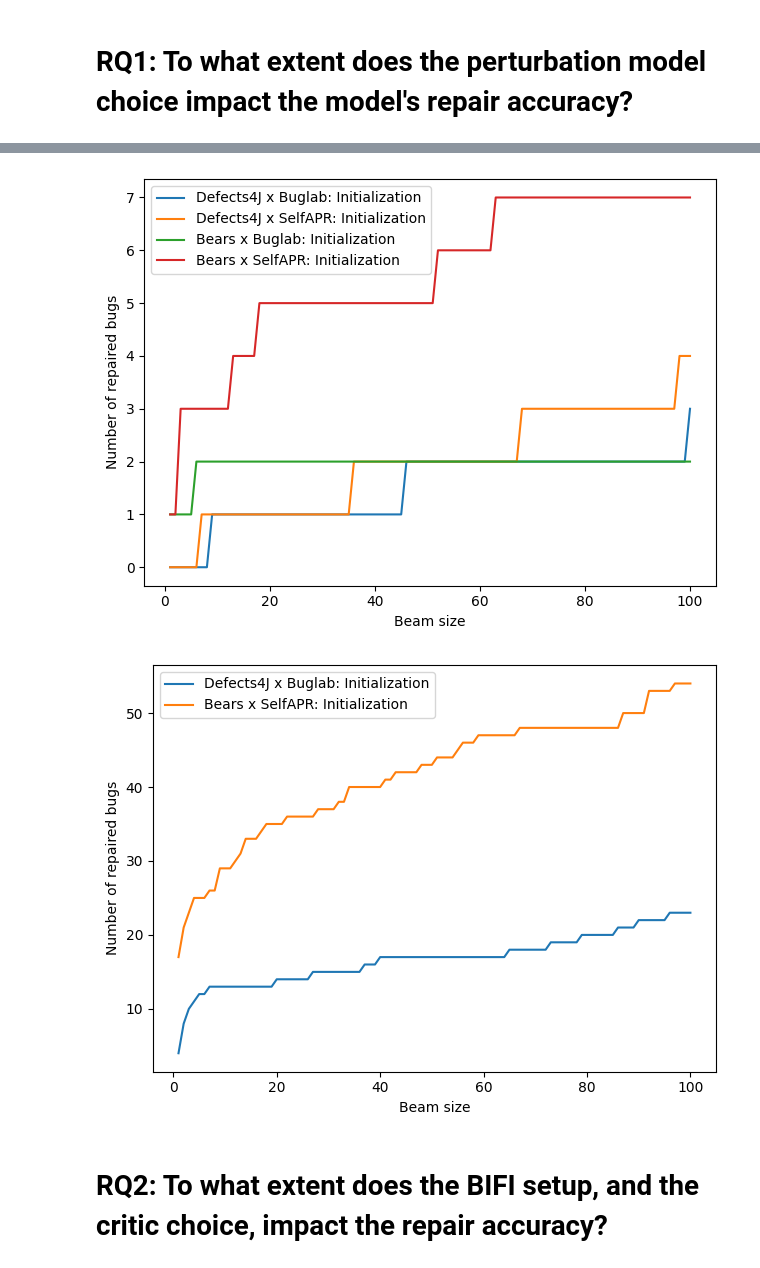
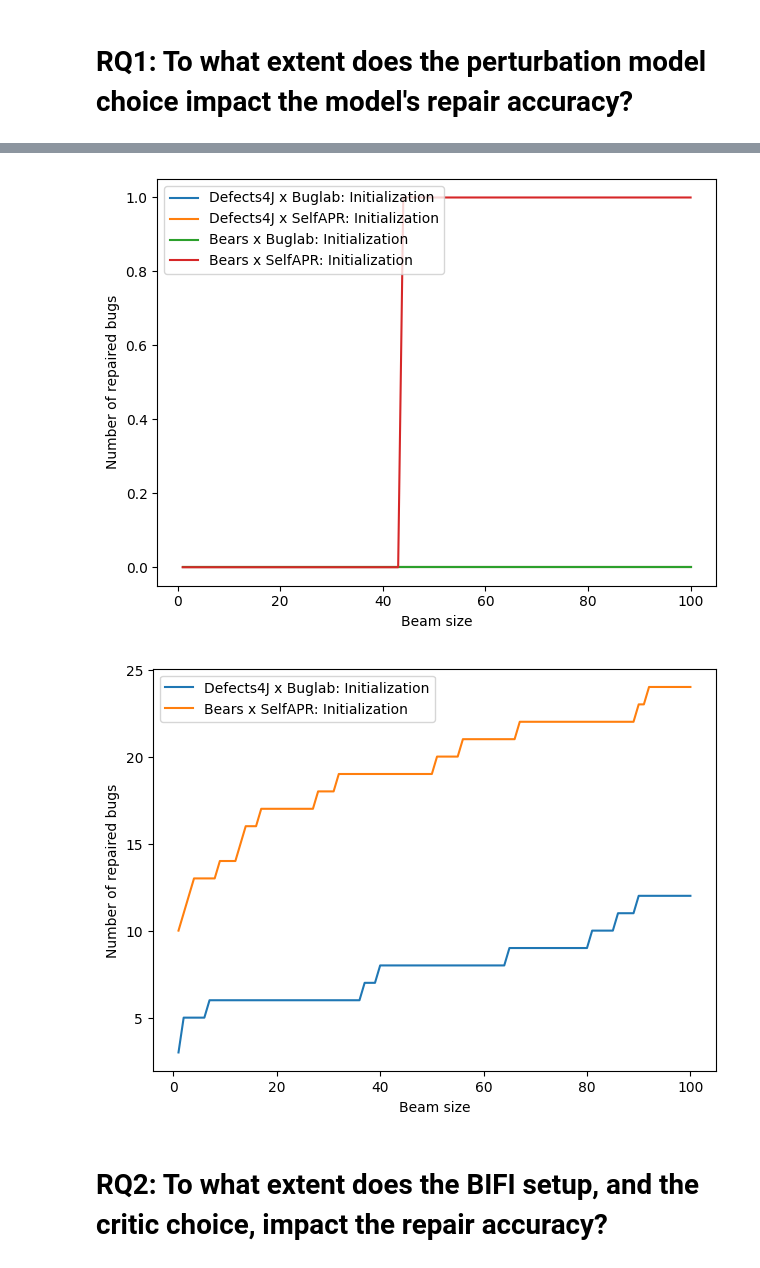
Before and after one commit to andre15silva/mufin, a Jupyter notebook: models_analysis.ipynb, the cells around one changed output, grey strips where cells are left out. Drawn from its saved outputs; the diff is of its cells as text; code cells hidden in the pictures.

```diff
--- a/models_analysis.ipynb
+++ b/models_analysis.ipynb
@@ -112,17 +114,19 @@ rounds = ["round0", "round1-nocritic", "round1-compiler", "round1-tests"]
 for ex in experiments:
     for ro in rounds:
         ro_path = ro if ro == "round0" else "%s/part2" % ro
-        bears_path = "/mnt/data/andre/mscthesis/experiments/%s/%s/fixer/eval_bears_bw_100.json" % (ex, ro_path)
-        bears_path_single_hunk = "/mnt/data/andre/mscthesis/experiments/%s/%s/fixer/eval_single_hunk_bears_bw_100.json" % (ex, ro_path)
-        d4j_path = "/mnt/data/andre/mscthesis/experiments/%s/%s/fixer/eval_defects4j_bw_100.json" % (ex, ro_path)
-        d4j_path_single_hunk = "/mnt/data/andre/mscthesis/experiments/%s/%s/fixer/eval_single_hunk_defects4j_bw_100.json" % (ex, ro_path)
+        bears_path_plausible = "/mnt/data/andre/mscthesis/experiments/%s/%s/fixer/eval_single_hunk_bears_bw_100.json" % (ex, ro_path)
+        d4j_path_plausible = "/mnt/data/andre/mscthesis/experiments/%s/%s/fixer/eval_single_hunk_defects4j_bw_100.json" % (ex, ro_path)
+        bears_path_correct = "/mnt/data/andre/mscthesis/experiments/%s/%s/fixer/eval_single_hunk_bears_bw_100_analyzed.json" % (ex, ro_path)
+        d4j_path_correct = "/mnt/data/andre/mscthesis/experiments/%s/%s/fixer/eval_single_hunk_defects4j_bw_100_analyzed.json" % (ex, ro_path)
 
-        cb = [get_number_compile(read_eval_bears(bears_path_single_hunk), k) for k in top_k] if exists(bears_path_single_hunk) else ["N/A" for _ in top_k]
-        tb = [get_number_test(read_eval_bears(bears_path_single_hunk), k) for k in top_k] if exists(bears_path_single_hunk) else ["N/A" for _ in top_k]
-        cd = [get_number_compile(read_eval_d4j(d4j_path_single_hunk), k) for k in top_k] if exists(d4j_path_single_hunk) else ["N/A" for _ in top_k]
-        td = [get_number_test(read_eval_d4j(d4j_path_single_hunk), k) for k in top_k] if exists(d4j_path_single_hunk) else ["N/A" for _ in top_k]
+        cb = [get_number_compile(read_eval_bears(bears_path_plausible), k) for k in top_k] if exists(bears_path_plausible) else ["N/A" for _ in top_k]
+        tb = [get_number_test(read_eval_bears(bears_path_plausible), k) for k in top_k] if exists(bears_path_plausible) else ["N/A" for _ in top_k]
+        tbc = [get_number_test(read_eval_bears(bears_path_correct), k) for k in top_k] if exists(bears_path_correct) else ["N/A" for _ in top_k]
+        cd = [get_number_compile(read_eval_d4j(d4j_path_plausible), k) for k in top_k] if exists(d4j_path_plausible) else ["N/A" for _ in top_k]
+        td = [get_number_test(read_eval_d4j(d4j_path_plausible), k) for k in top_k] if exists(d4j_path_plausible) else ["N/A" for _ in top_k]
+        tdc = [get_number_test(read_eval_d4j(d4j_path_correct), k) for k in top_k] if exists(d4j_path_correct) else ["N/A" for _ in top_k]
 
-        entries += [get_table_entry(get_model_label(ex, ro) , top_k, cb, tb, cd, td)]
+        entries += [get_table_entry(get_model_label(ex, ro) , top_k, cb, tb, tbc, cd, td, tdc)]
 # %%
 pd.set_option('display.max_columns', 27)
 pd.set_option('display.max_rows', 16)
@@ -171,13 +175,17 @@ rounds = ["round0"]
 for ex in experiments:
     for ro in rounds:
         ro_path = ro if ro == "round0" else "%s/part2" % ro
-        bears_path = "/mnt/data/andre/mscthesis/experiments/%s/%s/fixer/eval_single_hunk_bears_bw_100.json" % (ex, ro_path)
-        d4j_path = "/mnt/data/andre/mscthesis/experiments/%s/%s/fixer/eval_single_hunk_defects4j_bw_100.json" % (ex, ro_path)
+        bears_path_plausible = "/mnt/data/andre/mscthesis/experiments/%s/%s/fixer/eval_single_hunk_bears_bw_100.json" % (ex, ro_path)
+        d4j_path_plausible = "/mnt/data/andre/mscthesis/experiments/%s/%s/fixer/eval_single_hunk_defects4j_bw_100.json" % (ex, ro_path)
+        bears_path_correct = "/mnt/data/andre/mscthesis/experiments/%s/%s/fixer/eval_single_hunk_bears_bw_100_analyzed.json" % (ex, ro_path)
+        d4j_path_correct = "/mnt/data/andre/mscthesis/experiments/%s/%s/fixer/eval_single_hunk_defects4j_bw_100_analyzed.json" % (ex, ro_path)
 
-        tb = get_number_test(read_eval_bears(bears_path), 100) if exists(bears_path) else "N/A"
-        td = get_number_test(read_eval_d4j(d4j_path), 100) if exists(d4j_path) else "N/A"
+        tb = get_number_test(read_eval_bears(bears_path_plausible), 100).split("/")[0].strip() if exists(bears_path_plausible) else "?"
+        tbc = get_number_test(read_eval_bears(bears_path_correct), 100).split("/")[0].strip() if exists(bears_path_correct) else "?"
+        td = get_number_test(read_eval_d4j(d4j_path_plausible), 100).split("/")[0].strip() if exists(d4j_path_plausible) else "?"
+        tdc = get_number_test(read_eval_d4j(d4j_path_correct), 100).split("/")[0].strip() if exists(d4j_path_correct) else "?"
 
-        entries += [get_rq1table_entry(get_model_label(ex, ro), tb, td)]
+        entries += [get_rq1table_entry(get_model_label(ex, ro), tbc + "/" + tb, tdc + "/" + td)]
 
 pd.set_option('display.max_columns', 27)
 pd.set_option('display.max_rows', 16)
@@ -228,34 +236,34 @@ plt.figure("defects4j")
 plt.figure("bears")
 
 for ex in experiments:
-    bears_path = "/mnt/data/andre/mscthesis/experiments/%s/round0/fixer/eval_single_hunk_bears_bw_100.json" % ex
-    d4j_path = "/mnt/data/andre/mscthesis/experiments/%s/round0/fixer/eval_single_hunk_defects4j_bw_100.json" % ex
+    bears_path = "/mnt/data/andre/mscthesis/experiments/%s/round0/fixer/eval_single_hunk_bears_bw_100_analyzed.json" % ex
+    d4j_path = "/mnt/data/andre/mscthesis/experiments/%s/round0/fixer/eval_single_hunk_defects4j_bw_100_analyzed.json" % ex
 
     if exists(bears_path):
         tb = [int(get_number_test(read_eval_bears(bears_path), k).split("/")[0]) for k in top_k]
         plt.figure("bears")
         plt.plot(top_k, tb, label=get_model_label(ex, "round0"))
 
     if exists(d4j_path):
         td = [int(get_number_test(read_eval_d4j(d4j_path), k).split("/")[0]) for k in top_k]
         plt.figure("defects4j")
         plt.plot(top_k, td, label=get_model_label(ex, "round0"))
 
 plt.figure("bears")
 plt.legend(loc="upper left")
 plt.xlabel("Beam size")
 plt.ylabel("Number of repaired bugs")
 plt.tight_layout()
 plt.savefig("./results/rq1/repair_accuracy_bears.svg")
 
 plt.figure("defects4j")
 plt.legend(loc="upper left")
 plt.xlabel("Beam size")
 plt.ylabel("Number of repaired bugs")
 plt.tight_layout()
 plt.savefig("./results/rq1/repair_accuracy_d4j.svg")
 
 plt.show()
 # %% [output]
-[figure, old version]
+[figure, new version]
-[figure, old version]
+[figure, new version]
```
Also changed, not shown: parts of 4 cells of this notebook.
